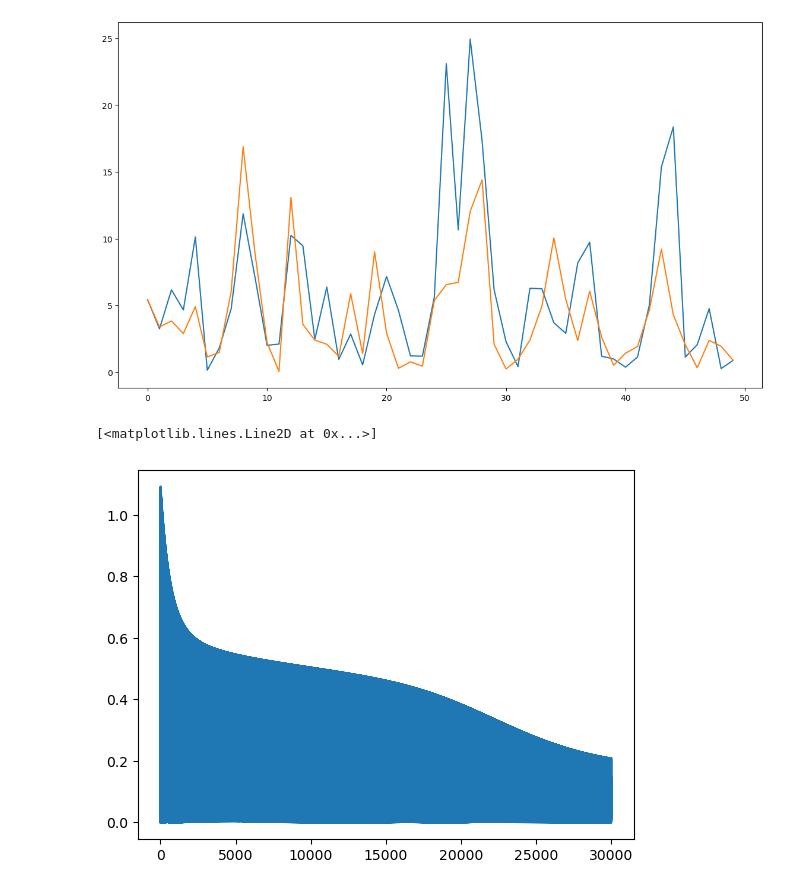
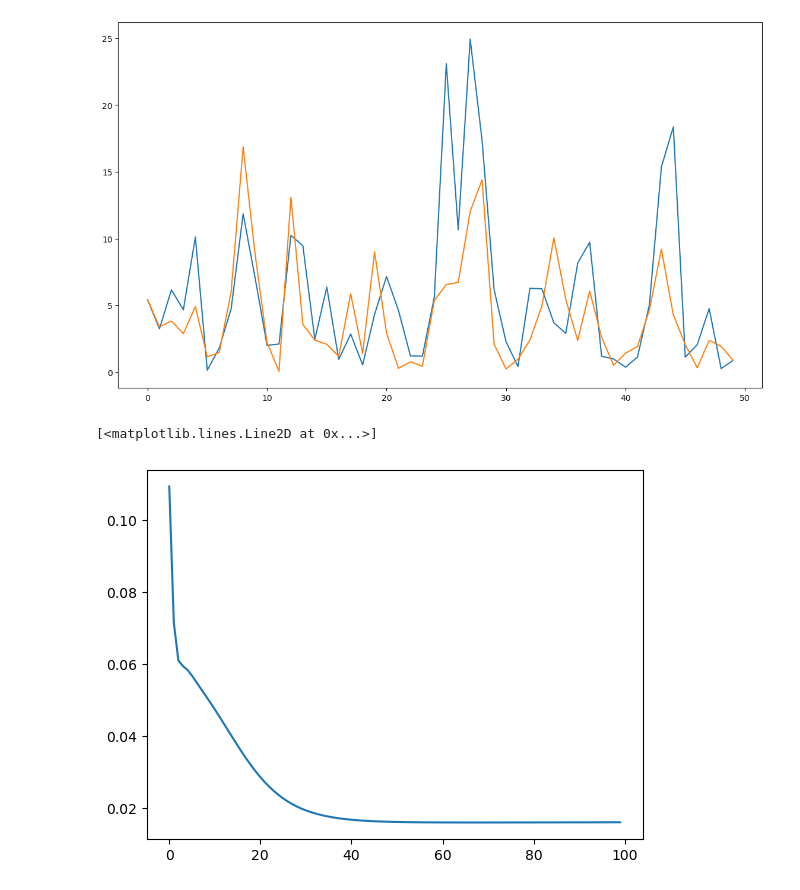
Before and after one commit to Javiermateor/Machine-Intelligence-I, a Jupyter notebook: Exercises/Exercise_03.ipynb, the cells around one changed output. Cells and saved outputs as stored; diff of their text form; code cells hidden in the pictures.

Commit message:
Fixes in Error calc

```diff
--- a/Exercises/Exercise_03.ipynb
+++ b/Exercises/Exercise_03.ipynb
@@ -90,56 +90,55 @@ data = genfromtxt('RegressionData.csv', delimiter=' ')
 np.random.seed(10)
 #(A) Initialization:
 #Initial weights from input node to hidden layer incl. bias (shape: 3,2)
 w01_bias = np.random.uniform(-0.5, 0.5, (3, 2))
 #Initial weights from hidden layer to output neuron incl. bias
 w12_bias = np.random.uniform(-0.5, 0.5, (1,4))
 
 
 #(B) Iterative learning:
 #Innitialize
-nu = 0.01
+nu = 0.5
 gradient01 = np.zeros([3,2])
 gradient12 = np.zeros([1,4])
 
-error_log = np.zeros(1)
-for epoch in np.arange(3000):
+epoch_error_log = np.zeros(1)
+for epoch in np.arange(100):
 
     for i in np.arange(data.shape[0]):
-        #(a) Forward Propagation:
+        epoch_error = 0
         x = data[i, 0].reshape(1,1)
         y = data[i, 1]
+        #(a) Forward Propagation:
         #prepend bias term (shape: 2,1)
         x_bias = np.insert(x, 0, 1)
-        #Calculate input of hidden layer (shape: 3,1)
-        hidden_input = w01_bias @ x_bias
-        #Calculate output of hidden layer
-        hidden_output = np.tanh(hidden_input)
-        #Prepend bias term
-        hidden_output_bias = np.insert(hidden_output,0,1)
-        #Calculate input=output of output neuron
-        outputneuron = w12_bias @ hidden_output_bias
 
-        error = 0.5*np.square(outputneuron - y)
+        #Calculate hidden layer (shape: 3,1)
+        h1 = w01_bias @ x_bias
+        #Calculate output layer and prepend bias term
+        h2 = w12_bias @ np.insert(np.tanh(h1), 0, 1)
+
+        #Calculate error
+        error = 0.5*np.square(h2 - y)
 
         #Backward pass
         delta_output = 1
         delta_hidden = np.dot((1 - np.tanh(hidden_output_bias[1::])), np.sum(w12_bias[0][1:4]))
 
-        gradient01 += nu * ((y - outputneuron)*delta_hidden).reshape(3,1) @ np.tanh(x_bias).reshape(1,2)
-        gradient12 += nu * ((y - outputneuron)*delta_output*hidden_output_bias).reshape(1,4)
+        gradient01 += nu * ((h2 - y)*delta_1).reshape(3,1) @ np.tanh(x_bias).reshape(1,2)
+        gradient12 += nu * ((h2 - y)*delta_L*np.tanh(np.insert(h1,0,1))).reshape(1,4)
 
-        error_log = np.append(error_log, error)
+        #Cumulate epoch error
+        epoch_error = epoch_error + error
 
+    epoch_error_log = np.append(epoch_error_log, epoch_error/data.shape[0])
     #Update weights
-    gradient01 = gradient01/10
-    gradient12 = gradient12/10
+    gradient01 = gradient01/data.shape[0]
+    gradient12 = gradient12/data.shape[0]
 
-    w01_bias = w01_bias + gradient01
-    w12_bias = w12_bias + gradient12
+    w01_bias = w01_bias - gradient01
+    w12_bias = w12_bias - gradient12
 
-s
+plt.plot(epoch_error_log[1::])
+# %% [output]
+[<matplotlib.lines.Line2D at 0x...>]
+[figure, added]
-# %%
-plt.plot(error_log)
-# %% [output]
-[<matplotlib.lines.Line2D at 0x...>]
-[figure, removed]
```
